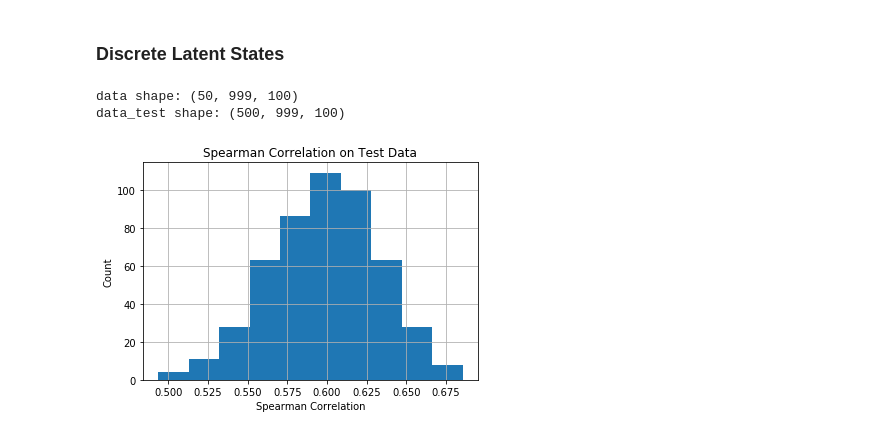
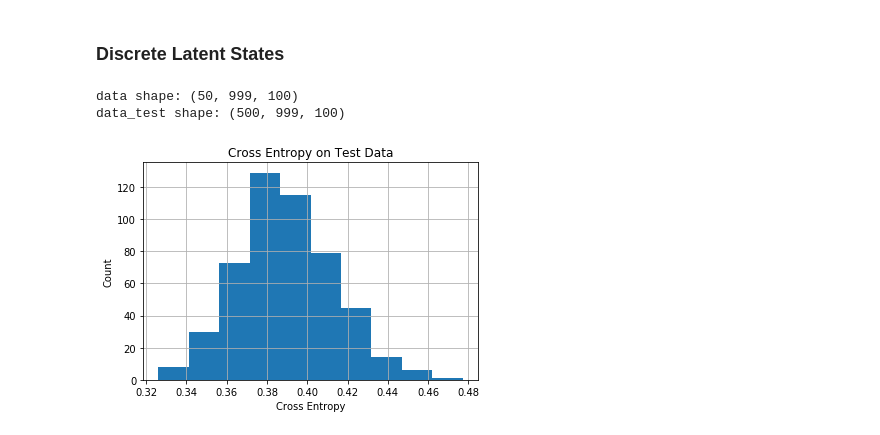
Before and after one commit to jli05/CS229-TimeSeries-LSTM, a Jupyter notebook: FitFullQuantiles.ipynb, the cells around one changed output. Drawn from its saved outputs; the diff is of its cells as text; code cells hidden in the pictures.

Commit message:
add full quantile regression with discrete latent states

```diff
--- a/FitFullQuantiles.ipynb
+++ b/FitFullQuantiles.ipynb
@@ -147,7 +149,8 @@ quantiles = [.05, .25, .5, .75, .95]
 for i, qtl in enumerate(quantiles):
     symbols_qtl[qtl], cell_qtl[qtl] = (
         tspred_qtl.train_lstm(sess, data[:, 0, :] * 10,
-                              features_func, targets_func,
+                              features_func=features_func,
+                              targets_func=targets_func,
                               quantiles=[qtl], burn_in=burn_in,
                               batch_size=50,
                               lr0=3e-3, lr_decay=(50, .99), n_iter=300,
@@ -173,0 +179,5 @@ Iter 250 Train loss 0.0306 Dev loss 0.0306
+# %%
+x = np.stack([data[:, 0, :-1] * 10,
+              rs_regime[:, :-1]], axis=2)
+y = data[:, 0, 1:] * 10
+x.shape, y.shape
@@ -173,0 +186,10 @@ Iter 250 Train loss 0.0306 Dev loss 0.0306
+# %%
+for i, qtl in enumerate(quantiles):
+    symbols_qtl[qtl], cell_qtl[qtl] = (
+        tspred_qtl.train_lstm(sess, x, y=y,
+                              quantiles=[qtl],
+                              burn_in=burn_in,
+                              batch_size=50,
+                              lr0=3e-3, lr_decay=(50, .99), n_iter=300,
+                              num_units=10, variable_scope=f'rs_run{i + 10}',
+                              print_every=50))
@@ -189,0 +225,7 @@ lstm_input.shape, lstm_output.shape
+# %%
+lstm_input = x
+lstm_output = y
+
+lstm_input_test = np.stack([data_test[:, 0, :-1] * 10,
+                            rs_regime_test[:, :-1]], axis=2)
+lstm_output_test = data_test[:, 0, 1:] * 10
@@ -310,12 +362,13 @@ def clf_latent_disc(classifier,
 
     return clf
 # %%
-reg = reg_latent_cont('l',
+clf = clf_latent_disc('l',
                       states, states_test,
                       [.05, .25, .5, .75, .95],
-                      rs_prob0, rs_prob0_test, burn_in,
-                      id_traj=random.sample(range(n1), 50))
+                      rs_regime, rs_regime_test, burn_in,
+                      id_traj=random.sample(range(n1), 50),
+                      fname='doc/hist-ce-full-qtl.png')
 # %% [output]
 data shape: (50, 999, 100)
 data_test shape: (500, 999, 100)
-[figure, old version]
+[figure, new version]
```
Also changed, not shown: parts of 14 cells of this notebook, 2 other files.
